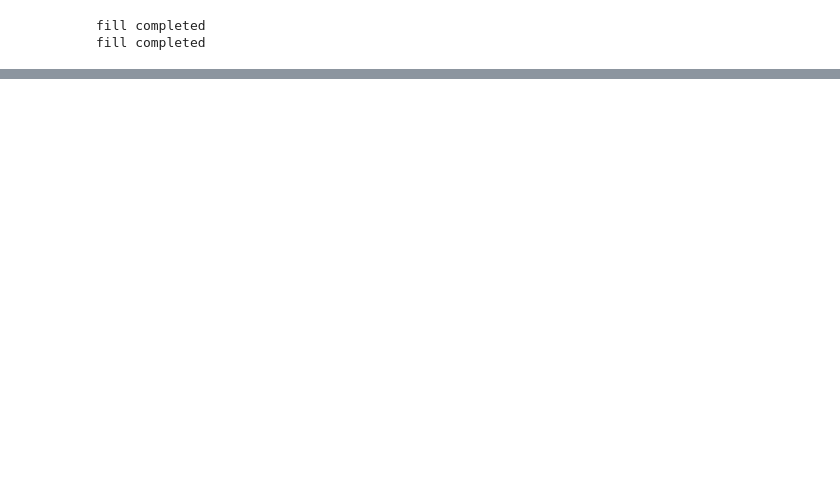
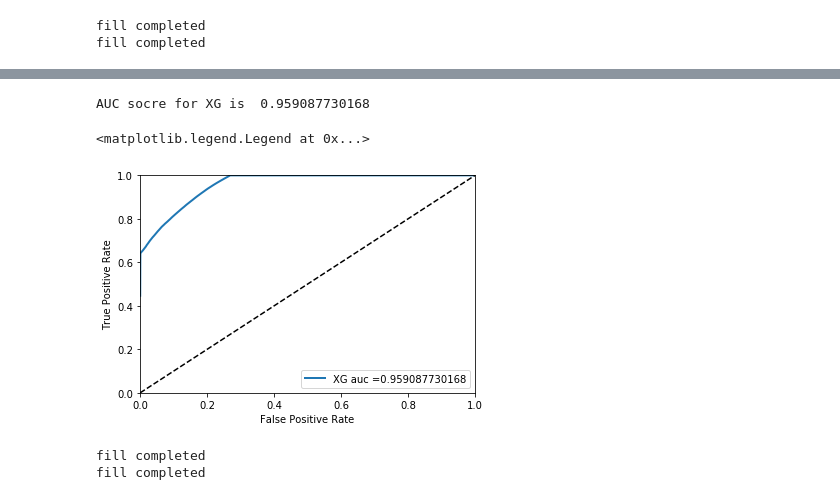
Before and after one commit to 91jackcheng/APM_project, a Jupyter notebook: Model_used.ipynb, the cells around one changed output, grey strips where cells are left out. Cells and saved outputs as stored; diff of their text form; code cells hidden in the pictures; blank space fills up the shorter version.

```diff
--- a/Model_used.ipynb
+++ b/Model_used.ipynb
@@ -87,0 +137,18 @@ print GBDTGS.best_score_
+# %%
+fpr, tpr, thresholds = roc_curve(y_test1, score_XG)
+auc = roc_auc_score(y_test1, score_XG)
+plot_roc_curve(fpr, tpr, 'XG auc =', auc)
+print 'AUC socre for XG is ', str(auc)
+plt.legend(loc=0)
+# %% [output]
+AUC socre for XG is  0.959087730168
+<matplotlib.legend.Legend at 0x...>
+[figure, added]
+# %%
+y_train=pd.read_csv('y_full_train.csv',header=None)
+y_test=pd.read_csv('y_full_test.csv',header=None)
+X_train=fillna_pipeline(pd.read_csv('X_full_train.csv'))
+X_test=fillna_pipeline(pd.read_csv('X_full_test.csv'))
+# %% [output]
+fill completed
+fill completed
```
Also changed, not shown: parts of 43 cells of this notebook.
